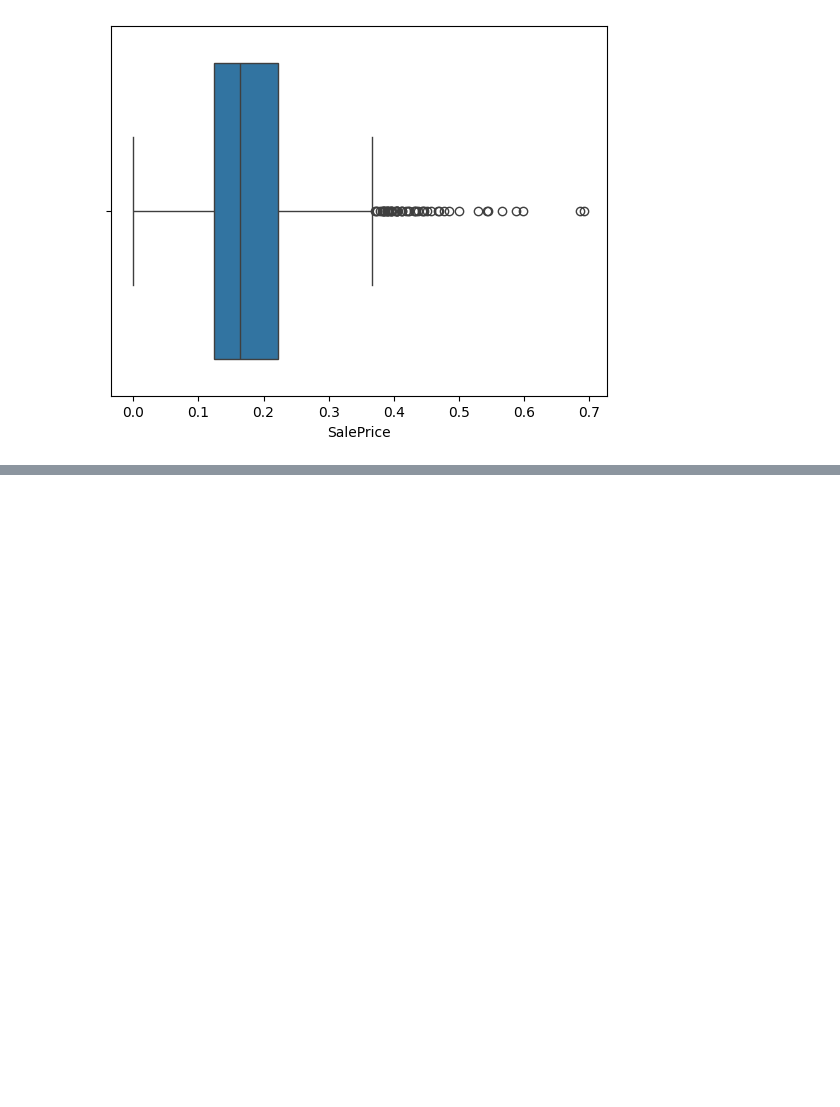
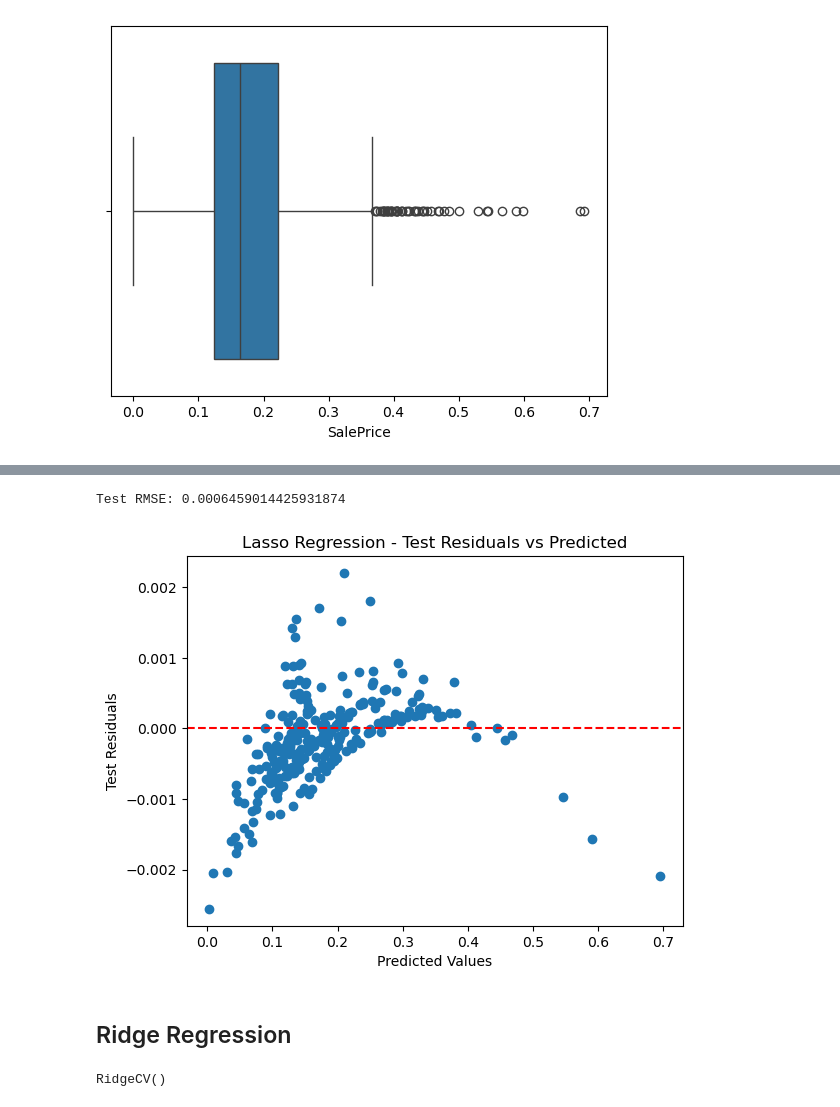
Before and after one commit to josephyooo/ML-proposal, a Jupyter notebook: src/House_prices_prediction.ipynb, the cells around one changed output, grey strips where cells are left out. Saved outputs shown, nothing was run; the diff lists cells and outputs as text; code cells hidden in the pictures; blank space fills up the shorter version.

```diff
--- a/src/House_prices_prediction.ipynb
+++ b/src/House_prices_prediction.ipynb
@@ -377,0 +440,25 @@ plt.show()
+# %%
+# Make predictions
+y_pred = model.predict(X_val)
+
+# Calculate residuals
+residuals = y_val - y_pred
+# Calculate RMSE
+rmse = np.sqrt(np.mean(residuals ** 2))
+print(f'Test RMSE: {rmse}')
+
+# Plotting residuals
+y_pred_val = model.predict(X_val)
+residuals = y_val - y_pred_val
+
+plt.scatter(y_pred_val, residuals)
+plt.axhline(0, color='red', linestyle='--')
+plt.title('Lasso Regression - Test Residuals vs Predicted')
+plt.xlabel('Predicted Values')
+plt.ylabel('Test Residuals')
+plt.show()
+# %% [output]
+Test RMSE: 0.0006459014425931874
+[figure, added]
+# %% [markdown]
+## Ridge Regression
@@ -377,0 +467,8 @@ plt.show()
+# %%
+# Create a ridge regression model
+model = RidgeCV()
+
+# Train the model
+model.fit(X_train, y_train)
+# %% [output]
+RidgeCV()
```
Also changed, not shown: parts of 26 cells of this notebook, 6 other files.
